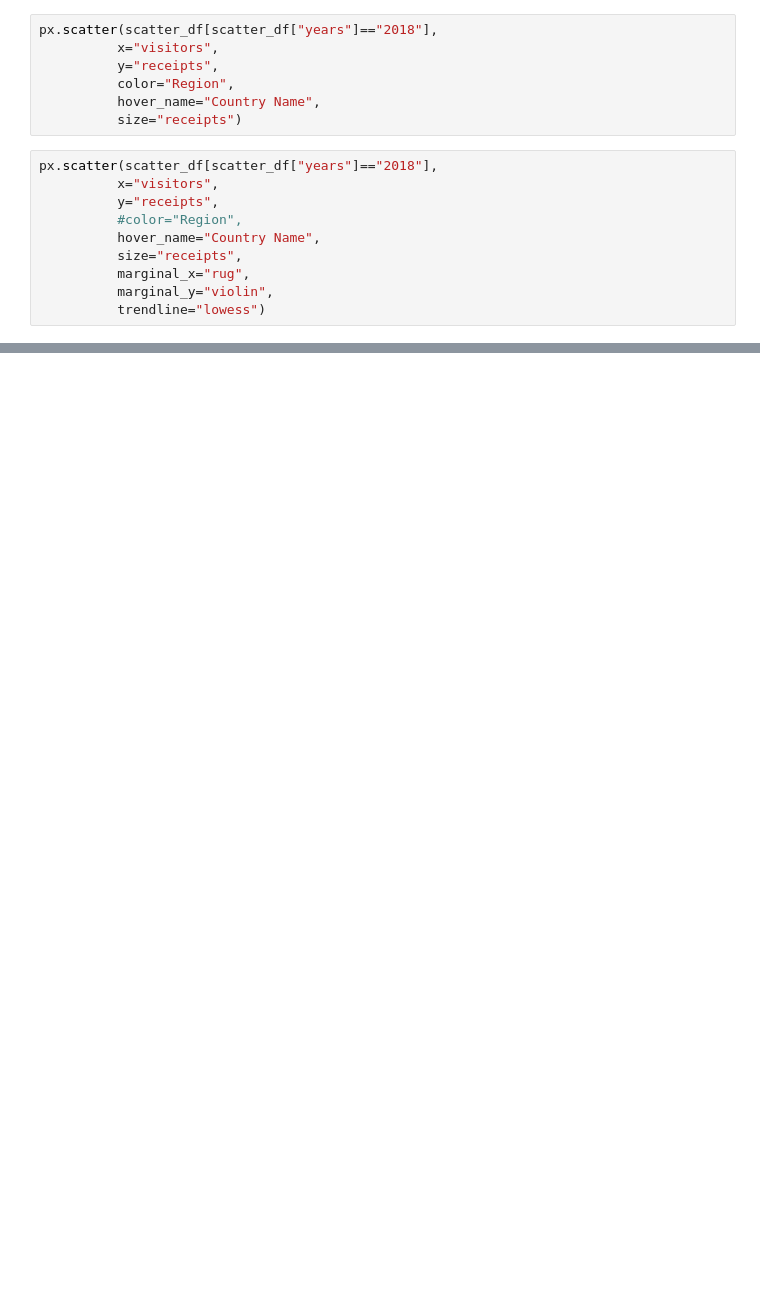
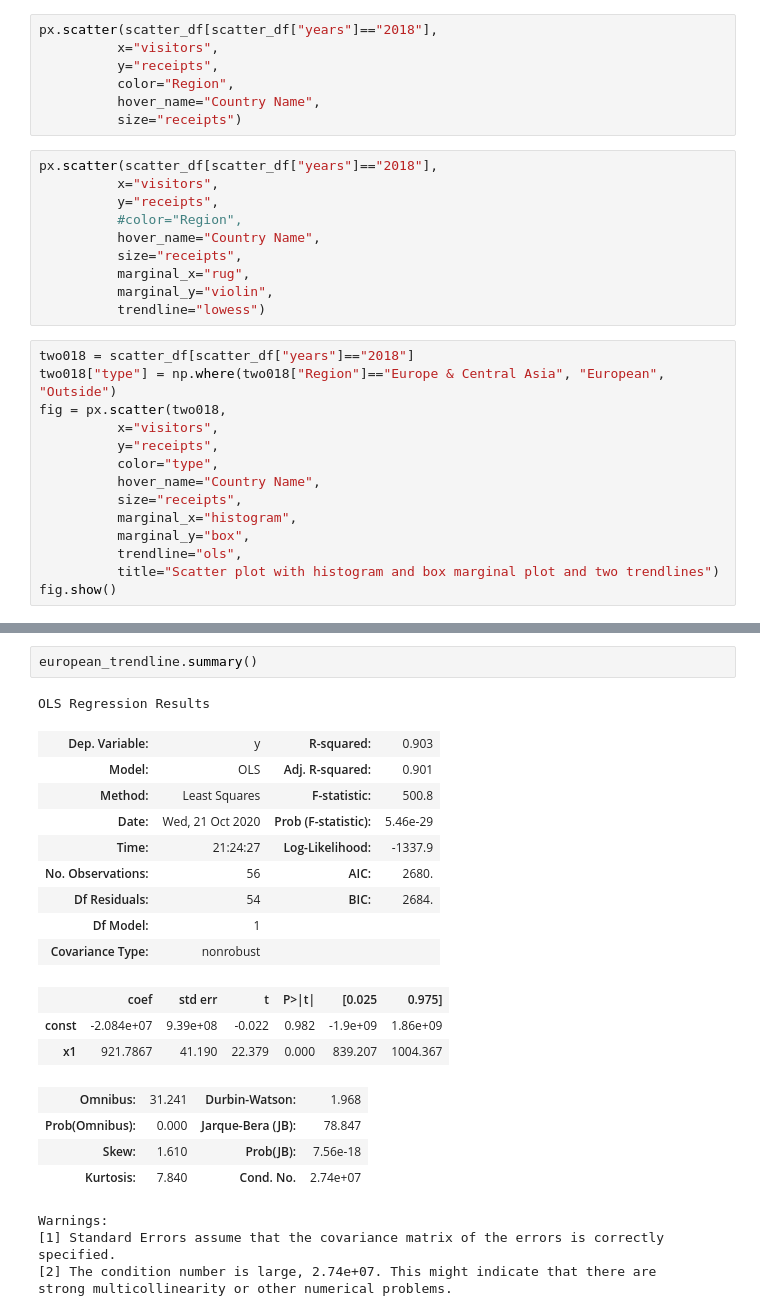
Before and after one commit to vaclavdekanovsky/data-analysis-in-examples, a Jupyter notebook: Vizualizations/Plotly/Comperhansive Guide/Plotly Express - Comprehensive Guide.ipynb, the cells around one changed output, grey strips where cells are left out. Cells and saved outputs as stored; diff of their text form; blank space fills up the shorter version.

Commit message:
Adding common issues and histograms

```diff
--- a/Vizualizations/Plotly/Comperhansive Guide/Plotly Express - Comprehensive Guide.ipynb
+++ b/Vizualizations/Plotly/Comperhansive Guide/Plotly Express - Comprehensive Guide.ipynb
@@ -757,3 +863,17 @@ px.scatter(scatter_df[scatter_df["years"]=="2018"],
           marginal_x="rug",
           marginal_y="violin",
           trendline="lowess")
+# %%
+two018 = scatter_df[scatter_df["years"]=="2018"]
+two018["type"] = np.where(two018["Region"]=="Europe & Central Asia", "European", "Outside")
+fig = px.scatter(two018,
+          x="visitors",
+          y="receipts",
+          color="type",
+          hover_name="Country Name",
+          size="receipts",
+          marginal_x="histogram",
+          marginal_y="box",
+          trendline="ols",
+          title="Scatter plot with histogram and box marginal plot and two trendlines")
+fig.show()
@@ -759,0 +888,24 @@ px.scatter(scatter_df[scatter_df["years"]=="2018"],
+# %%
+european_trendline.summary()
+# %% [output]
+OLS Regression Results
+| Dep. Variable: | y | R-squared: | 0.903 |
+| Model: | OLS | Adj. R-squared: | 0.901 |
+| Method: | Least Squares | F-statistic: | 500.8 |
+| Date: | Wed, 21 Oct 2020 | Prob (F-statistic): | 5.46e-29 |
+| Time: | 21:24:27 | Log-Likelihood: | -1337.9 |
+| No. Observations: | 56 | AIC: | 2680. |
+| Df Residuals: | 54 | BIC: | 2684. |
+| Df Model: | 1 |  |  |
+| Covariance Type: | nonrobust |  |  |
+|  | coef | std err | t | P>|t| | [0.025 | 0.975] |
+| const | -2.084e+07 | 9.39e+08 | -0.022 | 0.982 | -1.9e+09 | 1.86e+09 |
+| x1 | 921.7867 | 41.190 | 22.379 | 0.000 | 839.207 | 1004.367 |
+| Omnibus: | 31.241 | Durbin-Watson: | 1.968 |
+| Prob(Omnibus): | 0.000 | Jarque-Bera (JB): | 78.847 |
+| Skew: | 1.610 | Prob(JB): | 7.56e-18 |
+| Kurtosis: | 7.840 | Cond. No. | 2.74e+07 |
+Warnings:
+[1] Standard Errors assume that the covariance matrix of the errors is correctly specified.
+[2] The condition number is large, 2.74e+07. This might indicate that there are
+strong multicollinearity or other numerical problems.
```
Also changed, not shown: parts of 47 cells of this notebook.
